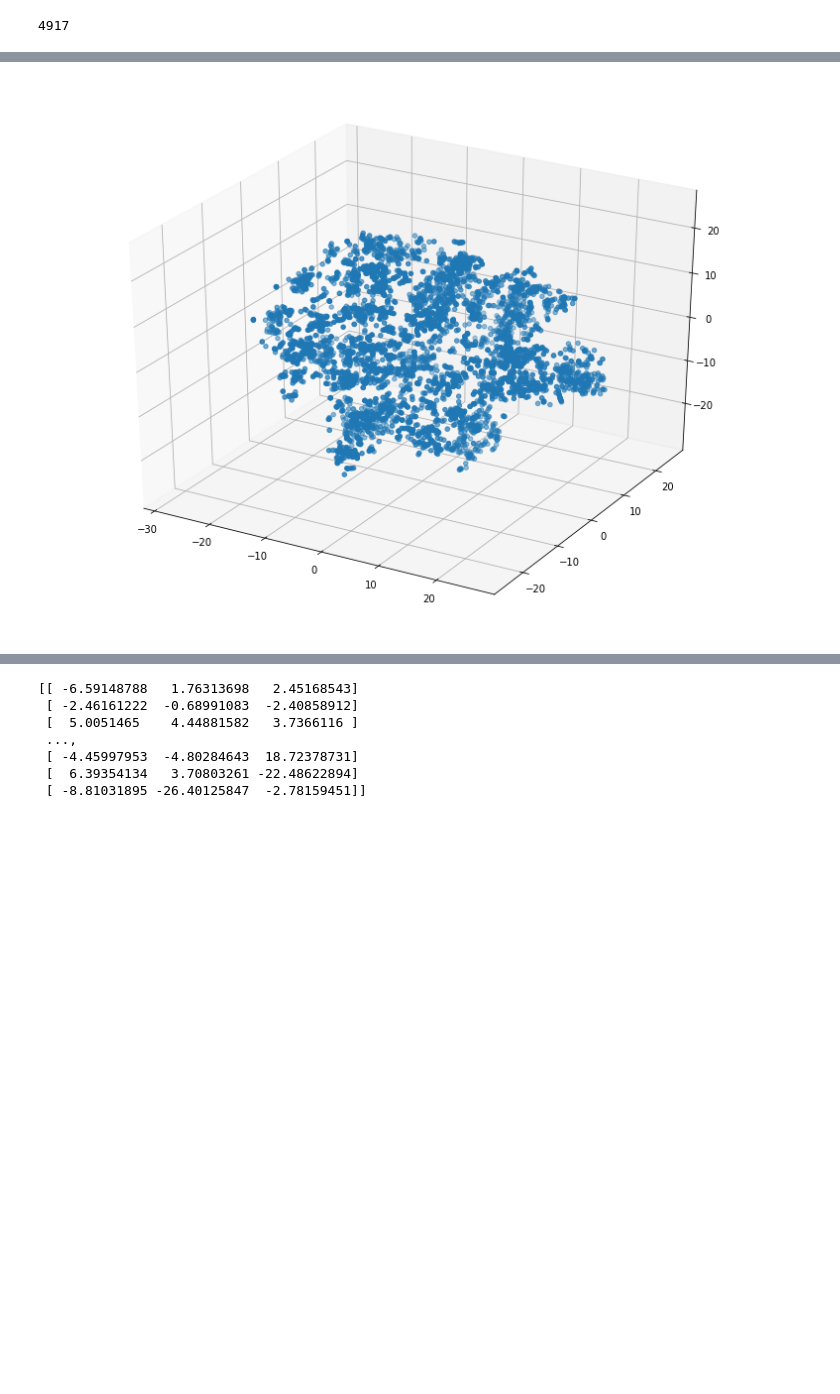
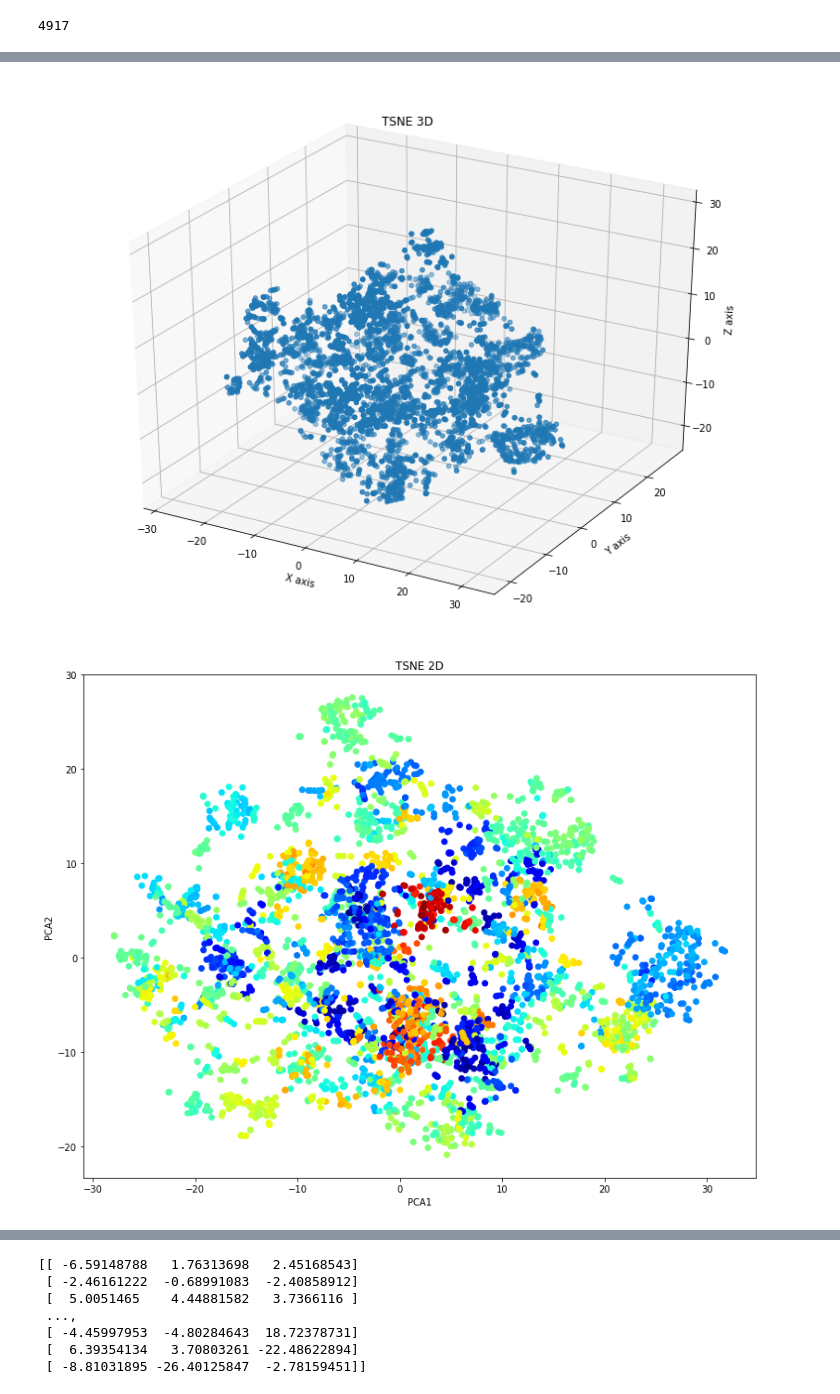
Before and after one commit to Coni63/OC_DS, a Jupyter notebook: P3/Film Recommander.ipynb, the cells around one changed output, grey strips where cells are left out. Drawn from its saved outputs; the diff is of its cells as text; code cells hidden in the pictures; blank space fills up the shorter version.

```diff
--- a/P3/Film Recommander.ipynb
+++ b/P3/Film Recommander.ipynb
@@ -1564,16 +1753,25 @@ for param in params:
 # %%
 X_embedded = TSNE(n_components=3).fit_transform(dfe)
 # %%
-if X_embedded.shape[1] == 3:
-    fig = plt.figure(figsize=(13,10))
-    ax = fig.add_subplot(111, projection='3d')
-    ax.scatter(X_embedded[:, 0], X_embedded[:, 1], X_embedded[:, 2])
-    plt.show()
-else:
-    plt.figure(figsize=(13,10))
-    plt.scatter(X_embedded[:, 0], X_embedded[:, 1])
-    plt.show()
+fig = plt.figure(figsize=(13,10))
+ax = fig.add_subplot(111, projection='3d')
+ax.scatter(X_embedded[:, 0], X_embedded[:, 1], X_embedded[:, 2])
+ax.set_title("TSNE 3D")
+ax.set_xlabel('X axis')
+ax.set_ylabel('Y axis')
+ax.set_zlabel('Z axis')
+plt.savefig("img/TSNE_3D.png")
+plt.show()
+
+plt.figure(figsize=(13,10))
+plt.scatter(X_embedded[:, 0], X_embedded[:, 1], c=X_embedded[:, 2], cmap="jet")
+plt.title("TSNE 2D")
+plt.xlabel("PCA1")
+plt.ylabel("PCA2")
+plt.savefig("img/TSNE_2D.png")
+plt.show()
 # %% [output]
-[figure, old version]
+[figure, new version]
+[figure, added]
 # %%
 print(tsne.kl_divergence_ )
```
Also changed, not shown: parts of 38 cells of this notebook, 29 other files.
